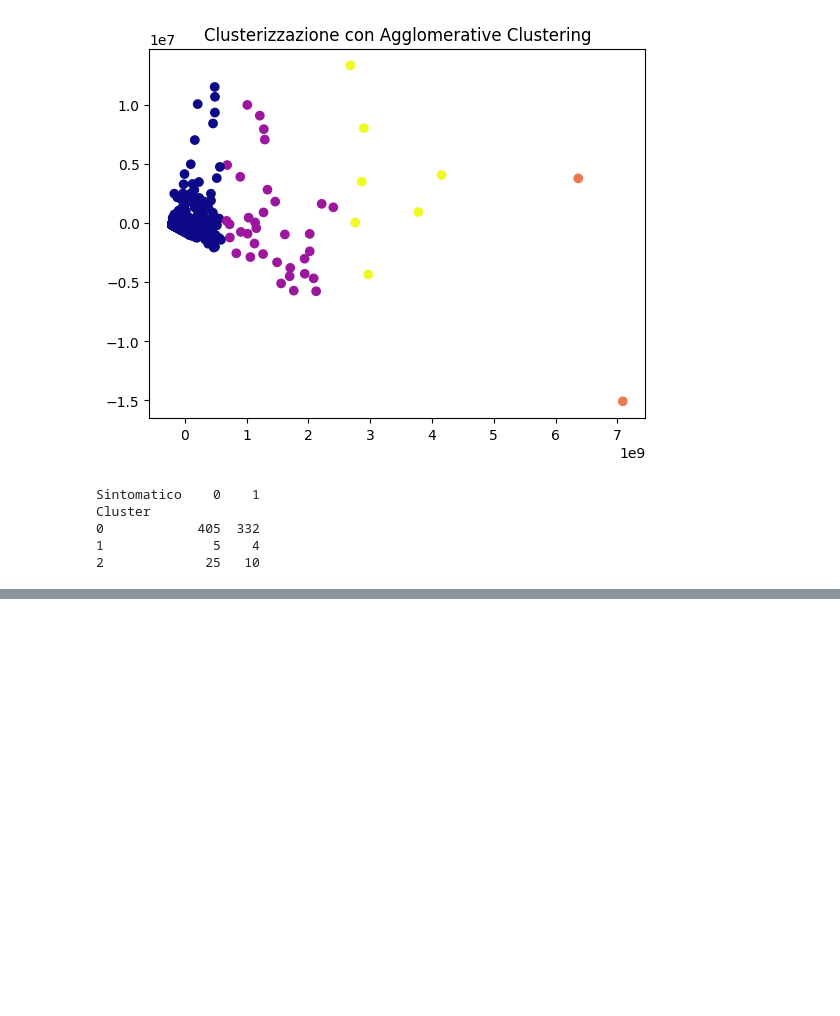
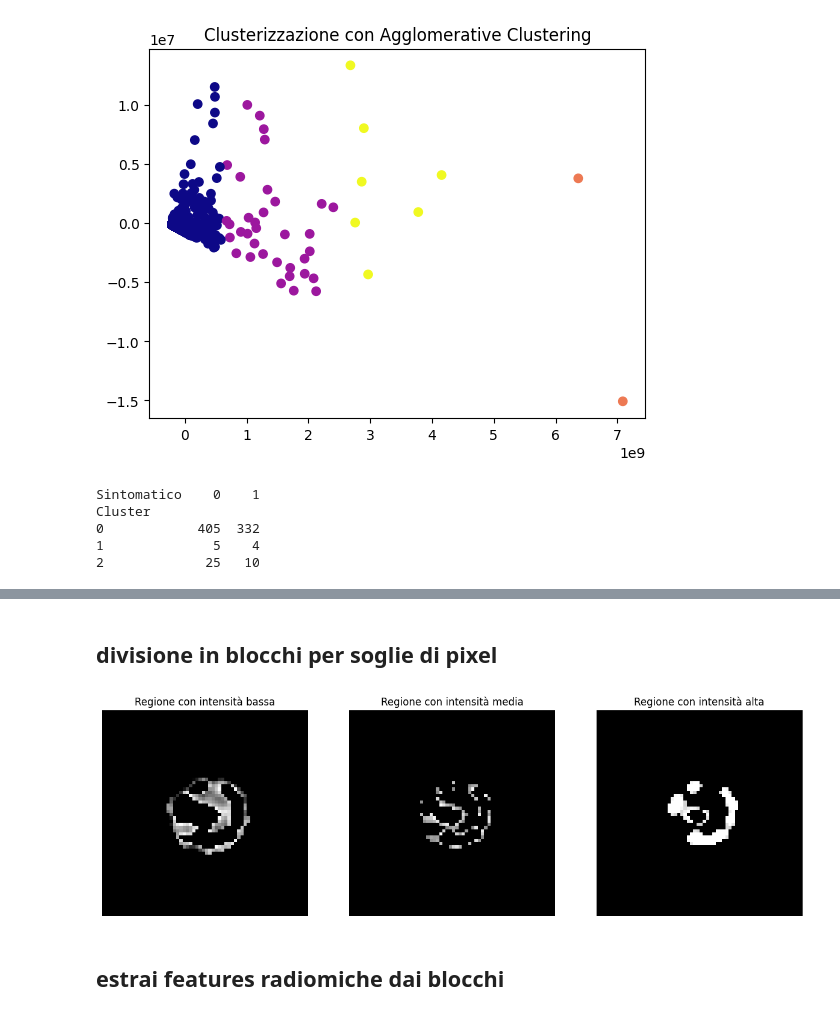
Before and after one commit to alessiamenozzi/ThesisPlaques, a Jupyter notebook: ClusterBlocchi.ipynb, the cells around one changed output, grey strips where cells are left out. Cells and saved outputs as stored; diff of their text form; code cells hidden in the pictures; blank space fills up the shorter version.

```diff
--- a/ClusterBlocchi.ipynb
+++ b/ClusterBlocchi.ipynb
@@ -301,0 +489,44 @@ Cluster
+# %% [markdown]
+## divisione in blocchi per soglie di pixel
+# %%
+def segmenta_con_soglie(image, low_thresh, high_thresh):
+    """Segmenta la placca in base a soglie di intensità."""
+    # Crea maschere in base alle soglie definite
+    mask_bassa = (image > 0) & (image <= low_thresh)  # Intensità bassa
+    mask_media = (image > low_thresh) & (image <= high_thresh)  # Intensità media
+    mask_alta = (image > high_thresh)  # Intensità alta
+
+    # Applica le maschere per creare le regioni
+    regione_bassa = image * mask_bassa
+    regione_media = image * mask_media
+    regione_alta = image * mask_alta
+
+    return regione_bassa, regione_media, regione_alta
+
+# Esempio di utilizzo con soglie
+low_thresh = 100  # Soglia per intensità bassa
+high_thresh = 200  # Soglia per intensità alta
+
+# Applica la segmentazione alla prima immagine
+regione_bassa, regione_media, regione_alta = segmenta_con_soglie(immagini_massime_per_paziente[1], low_thresh, high_thresh)
+
+# Visualizza le diverse regioni
+fig, axes = plt.subplots(1, 3, figsize=(15, 5))
+
+axes[0].imshow(regione_bassa, cmap='gray')
+axes[0].set_title("Regione con intensità bassa")
+axes[0].axis('off')
+
+axes[1].imshow(regione_media, cmap='gray')
+axes[1].set_title("Regione con intensità media")
+axes[1].axis('off')
+
+axes[2].imshow(regione_alta, cmap='gray')
+axes[2].set_title("Regione con intensità alta")
+axes[2].axis('off')
+
+plt.show()
+# %% [output]
+[figure, added]
+# %% [markdown]
+## estrai features radiomiche dai blocchi
```
Also changed, not shown: parts of 15 cells of this notebook.
